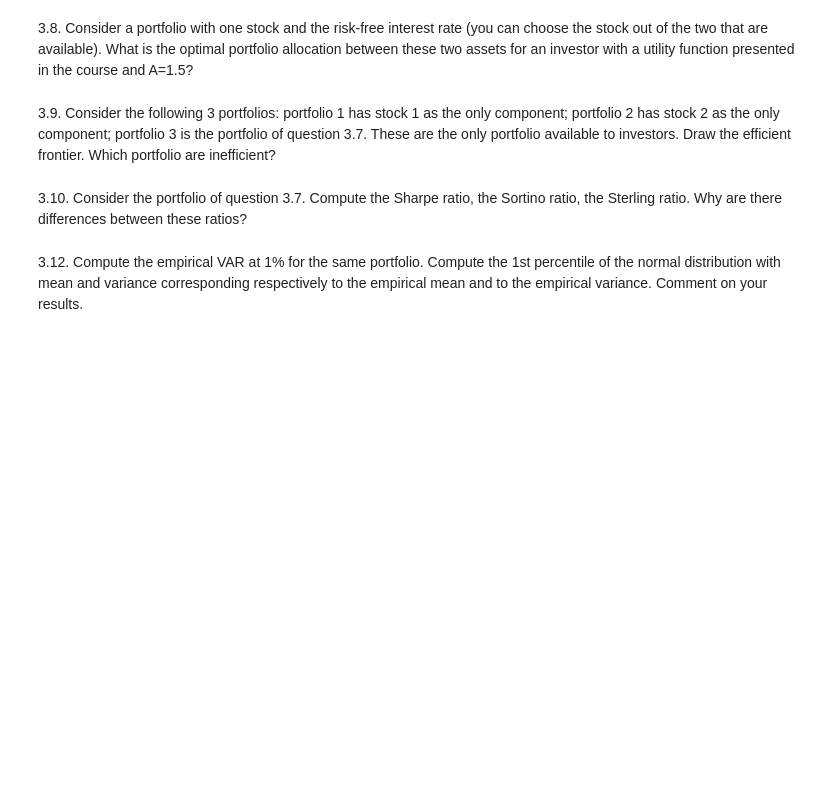
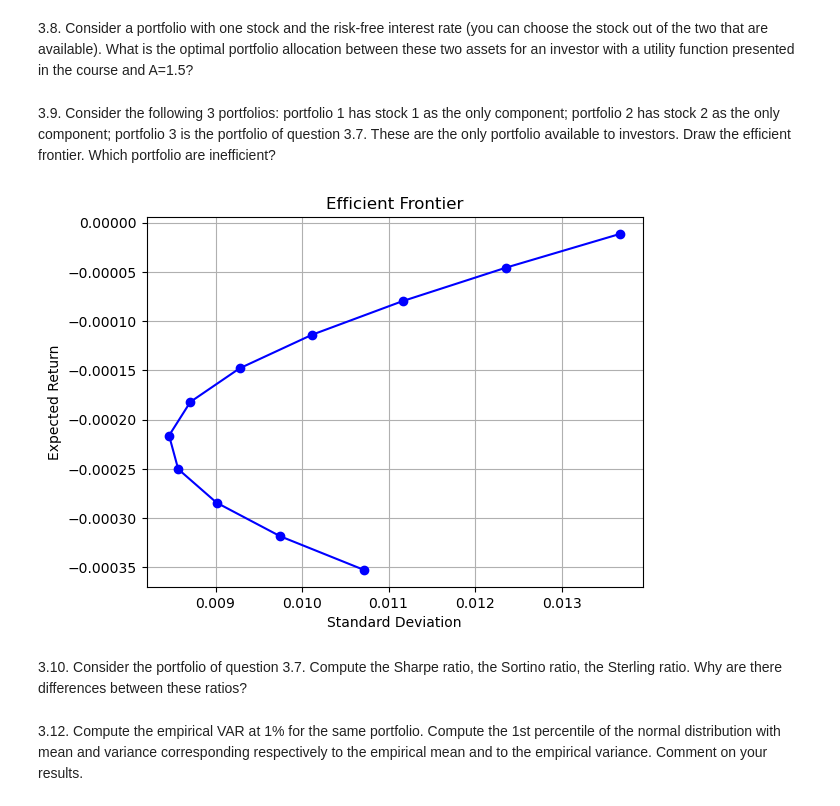
Before and after one commit to yurialvizi/mods205-digital-finance, a Jupyter notebook: project.ipynb, the cells around one changed output. Saved outputs shown, nothing was run; the diff lists cells and outputs as text; code cells hidden in the pictures; blank space fills up the shorter version.

```diff
--- a/project.ipynb
+++ b/project.ipynb
@@ -322,6 +345,39 @@ two assets for an investor with a utility function presented in the course and A
 portfolio 2 has stock 2 as the only component; portfolio 3 is the portfolio of question 3.7.
 These are the only portfolio available to investors. Draw the efficient frontier. Which portfolio
 are inefficient?
+# %%
+# Define the returns and standard deviations for each stock
+returns = np.array([bnpa_daily_returns.mean(), cappa_daily_returns.mean()])
+std_devs = np.array([bnpa_daily_returns.std(), cappa_daily_returns.std()])
+cov_matrix = np.cov(bnpa_daily_returns.dropna(), cappa_daily_returns.dropna())
+
+# Define the weights for each portfolio
+# Define the number of portfolios
+num_portfolios = 11
+
+# Construct the weights array using linspace
+weights = np.linspace(0, 1, num_portfolios)
+weights = np.column_stack((weights, 1 - weights))
+
+# Calculate the expected return for each portfolio
+portfolio_returns = np.dot(weights, returns)
+
+prod_term = 2 * cov_matrix[0, 1] * np.array([weights[:, 0] * weights[:, 1]])
+
+prod_term = prod_term.reshape(11, )
+
+# Calculate the standard deviation for each portfolio
+portfolio_std_devs = np.sqrt(np.dot(weights**2, std_devs**2)) + prod_term
+
+# Plot the efficient frontier
+plt.plot(portfolio_std_devs, portfolio_returns, marker='o', linestyle='-', color='b')
+plt.xlabel('Standard Deviation')
+plt.ylabel('Expected Return')
+plt.title('Efficient Frontier')
+plt.grid(True)
+plt.show()
+# %% [output]
+[figure, added]
 # %% [markdown]
 3.10. Consider the portfolio of question 3.7. Compute the Sharpe ratio, the Sortino ratio, the
 Sterling ratio. Why are there differences between these ratios?
```
Also changed, not shown: parts of 1 cell of this notebook.
